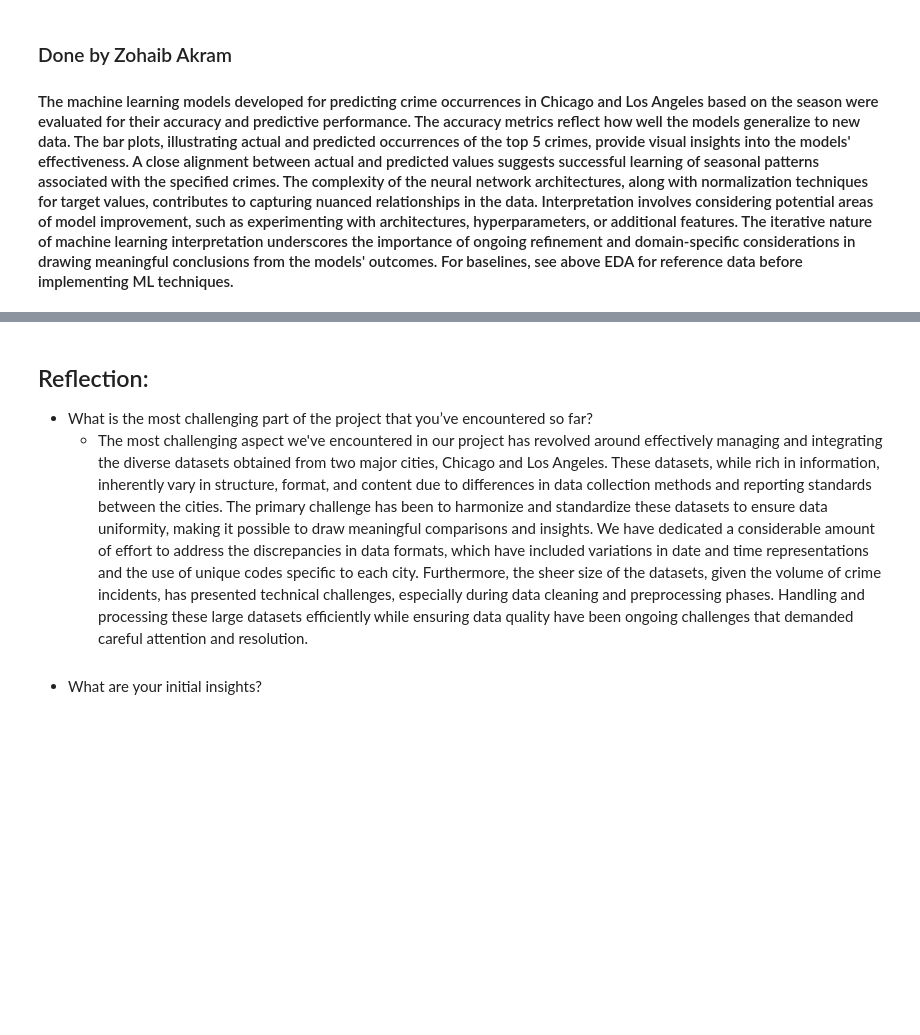
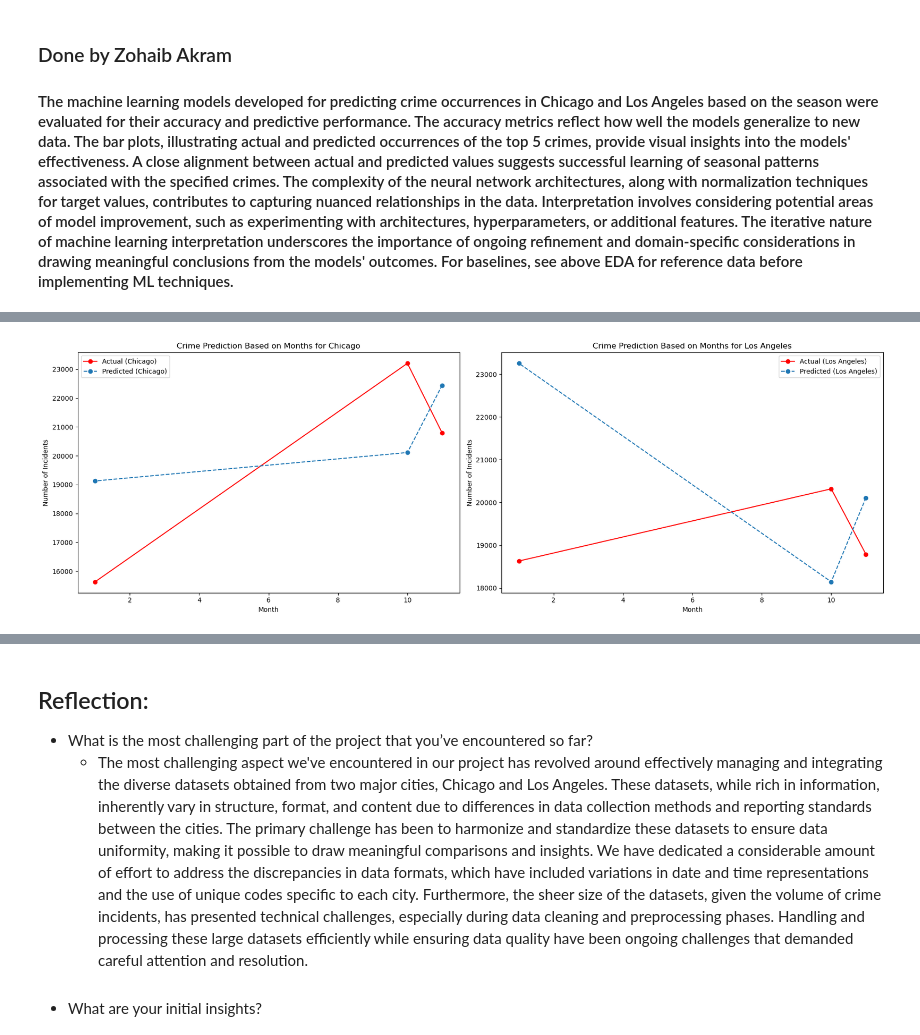
Before and after one commit to chi-city/CS418-Group-Project, a Jupyter notebook: progress_report.ipynb, the cells around one changed output, grey strips where cells are left out. Saved outputs shown, nothing was run; the diff lists cells and outputs as text; code cells hidden in the pictures; blank space fills up the shorter version.

```diff
--- a/progress_report.ipynb
+++ b/progress_report.ipynb
@@ -649,0 +755,79 @@ plt.show()
+# %%
+import pandas as pd
+import matplotlib.pyplot as plt
+import numpy as np
+from sklearn.model_selection import train_test_split
+from sklearn.preprocessing import StandardScaler
+from sklearn.neural_network import MLPRegressor
+from sklearn.metrics import mean_squared_error
+import warnings
+
+# Ignore Warnings
+warnings.filterwarnings("ignore", category=UserWarning, module='sklearn.neural_network')
+
+# Load crime data for Chicago
+chicago_crime_file = "Chicago_2022_Crime_Data.csv"
+chicago_crime_data = pd.read_csv(chicago_crime_file, parse_dates=["Date"])
+
+# Load crime data for Los Angeles
+la_crime_file = "Los_Angeles_Crime_2022.csv"
+la_crime_data = pd.read_csv(la_crime_file, parse_dates=["DATE OCC"])
+
+def preprocess_and_train(city_crime_data, city_name, ax):
+    # Extract month and year
+    if 'Date' in city_crime_data.columns:
+        city_crime_data['Month'] = city_crime_data['Date'].dt.month
+    elif 'DATE OCC' in city_crime_data.columns:
+        city_crime_data['Month'] = city_crime_data['DATE OCC'].dt.month
+    else:
+        raise KeyError("Date column not found in the dataset.")
+
+    # Group by month and count incidents
+    monthly_crime_counts = city_crime_data.groupby('Month').size()
+
+    # Create features and target
+    features = np.array(monthly_crime_counts.index).reshape(-1, 1)
+    target = np.array(monthly_crime_counts.values)
+
+    # Split the data into training and testing sets
+    X_train, X_test, y_train, y_test = train_test_split(features, target, test_size=0.2, random_state=42)
+
+    # Standardize the features
+    scaler = StandardScaler()
+    X_train_scaled = scaler.fit_transform(X_train)
+    X_test_scaled = scaler.transform(X_test)
+
+    # Build and train the neural network model
+    model = MLPRegressor(hidden_layer_sizes=(500, 40), max_iter=1000, random_state=42)
+    model.fit(X_train_scaled, y_train)
+
+    # Make predictions
+    predictions = model.predict(X_test_scaled)
+
+    # Evaluate the model
+    mse = mean_squared_error(y_test, predictions)
+    print(f"Mean Squared Error for {city_name}: {mse}")
+
+    # Visualize the actual and predicted crime incidents
+    ax.plot(X_test.flatten(), y_test, marker='o', color='red', label=f'Actual ({city_name})')
+    ax.plot(X_test.flatten(), predictions, marker='o', linestyle='--', label=f'Predicted ({city_name})')
+    ax.set_xlabel("Month")
+    ax.set_ylabel("Number of Incidents")
+    ax.set_title(f"Crime Prediction Based on Months for {city_name}")
+    ax.legend()
+
+# Create a subplot with 1 row and 2 columns
+fig, axs = plt.subplots(1, 2, figsize=(18, 6))
+
+# Apply the function for Chicago
+preprocess_and_train(chicago_crime_data, "Chicago", axs[0])
+
+# Apply the function for Los Angeles
+preprocess_and_train(la_crime_data, "Los Angeles", axs[1])
+
+# Adjust layout for better spacing
+plt.tight_layout()
+
+# Show the plots
+plt.show()
+# %% [output]
@@ -649,0 +836 @@ plt.show()
+[figure, added]
```
Also changed, not shown: parts of 14 cells of this notebook.
